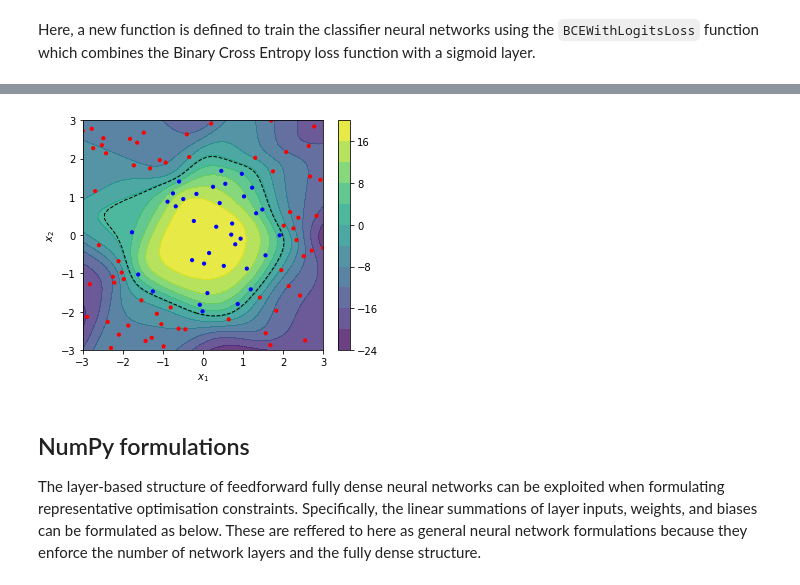
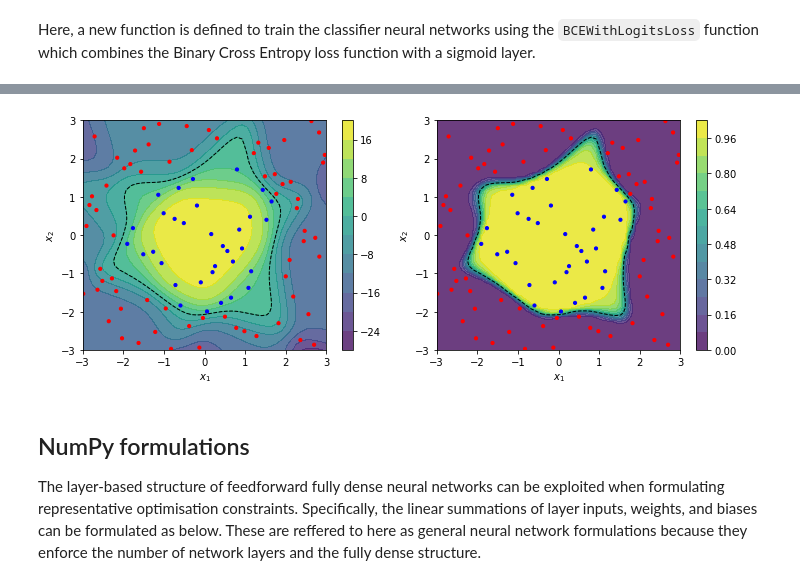
Before and after one commit to MGuo-Lab/oodx, a Jupyter notebook: notebooks/neural_networks.ipynb, the cells around one changed output, grey strips where cells are left out. Drawn from its saved outputs; the diff is of its cells as text; code cells hidden in the pictures.

```diff
--- a/notebooks/neural_networks.ipynb
+++ b/notebooks/neural_networks.ipynb
@@ -166,11 +173,10 @@ api.y = peaks(api.x)
 epochs = []
 losses = []
 
-def fit(net, x, y, plot=False):
+def fit(net, x, y, loss_func=nn.MSELoss()):
     x_train, y_train = torch.Tensor(x), torch.Tensor(y)
     optimiser = torch.optim.Adam(net.parameters(), lr=1e-2)
     net.train()
-    loss_func = nn.MSELoss()
     for epoch in range(1000):
         permutation = torch.randperm(len(x_train))
         for i in range(0, len(x_train), 10):
@@ -241,7 +249,9 @@ def build_classification_layers(layers, activation):
     return torch_layers
 
 def build_classification_network(layers, activation):
-    net = nn.Sequential(*build_layers(layers, activation))
+    net = nn.Sequential(*build_classification_layers(layers, activation))
     return net
 
-net = build_classification_network([2, 10, 1], nn.Sigmoid())
+net = build_network([2, 10, 1], nn.Tanh())
+
+print(net)
@@ -323,0 +304,11 @@ plt.tight_layout()
+# %%
+epochs = []
+losses = []
+fit(net, api.x, api.t, loss_func=nn.BCEWithLogitsLoss())
+
+fig, ax = plt.subplots(1, 1, figsize=(5, 4))
+ax.plot(epochs, losses)
+ax.set_xlabel('epoch')
+ax.set_ylabel('loss')
+
+plt.tight_layout()
@@ -324,22 +317,34 @@ plt.tight_layout()
 # %%
 x1, x2 = np.linspace(-3, 3, 50), np.linspace(-3, 3, 50)
 x1grid, x2grid = np.meshgrid(x1, x2)
 x_new = np.c_[x1grid.ravel(), x2grid.ravel()]
 
-pred = predict(net, x_new)
-pred = pred.reshape(x1grid.shape)
+logits = predict(net, x_new)
+probs = 1 / ( 1 + np.exp(-logits) )
+logits = logits.reshape(x1grid.shape)
+probs = probs.reshape(x1grid.shape)
 
-fig, ax = plt.subplots(1, 1, figsize=(5, 4))
-c = ax.contourf(x1, x2, pred, levels=12, alpha=0.8)
-ax.scatter(api.x[:, 0], api.x[:, 1], s=10, c=api.t, cmap='bwr_r')
-ax.contour(x1, x2, pred, levels=[0.5], linestyles='dashed', colors='k', linewidths=1)
-ax.set_xlabel('$x_1$')
-ax.set_ylabel('$x_2$')
-fig.colorbar(c, ax=ax)
+fig, (ax1, ax2) = plt.subplots(1, 2, figsize=(10, 4))
+
+c1 = ax1.contourf(x1, x2, logits, levels=12, alpha=0.8)
+ax1.scatter(api.x[:, 0], api.x[:, 1], s=10, c=api.t, cmap='bwr_r')
+ax1.contour(x1, x2, logits, levels=[0.0], linestyles='dashed', colors='k', linewidths=1)
+ax1.set_xlabel('$x_1$')
+ax1.set_ylabel('$x_2$')
+ax1.title.set_text('logits')
+fig.colorbar(c1, ax=ax1)
+
+c2 = ax2.contourf(x1, x2, probs, levels=12, alpha=0.8)
+ax2.scatter(api.x[:, 0], api.x[:, 1], s=10, c=api.t, cmap='bwr_r')
+ax2.contour(x1, x2, probs, levels=[0.5], linestyles='dashed', colors='k', linewidths=1)
+ax2.set_xlabel('$x_1$')
+ax2.set_ylabel('$x_2$')
+ax2.title.set_text('probabilities')
+fig.colorbar(c2, ax=ax2)
 
 plt.tight_layout()
 # %% [output]
-[figure, old version]
+[figure, new version]
 # %% [markdown]
 ## NumPy formulations
 
```
Also changed, not shown: parts of 22 cells of this notebook.
